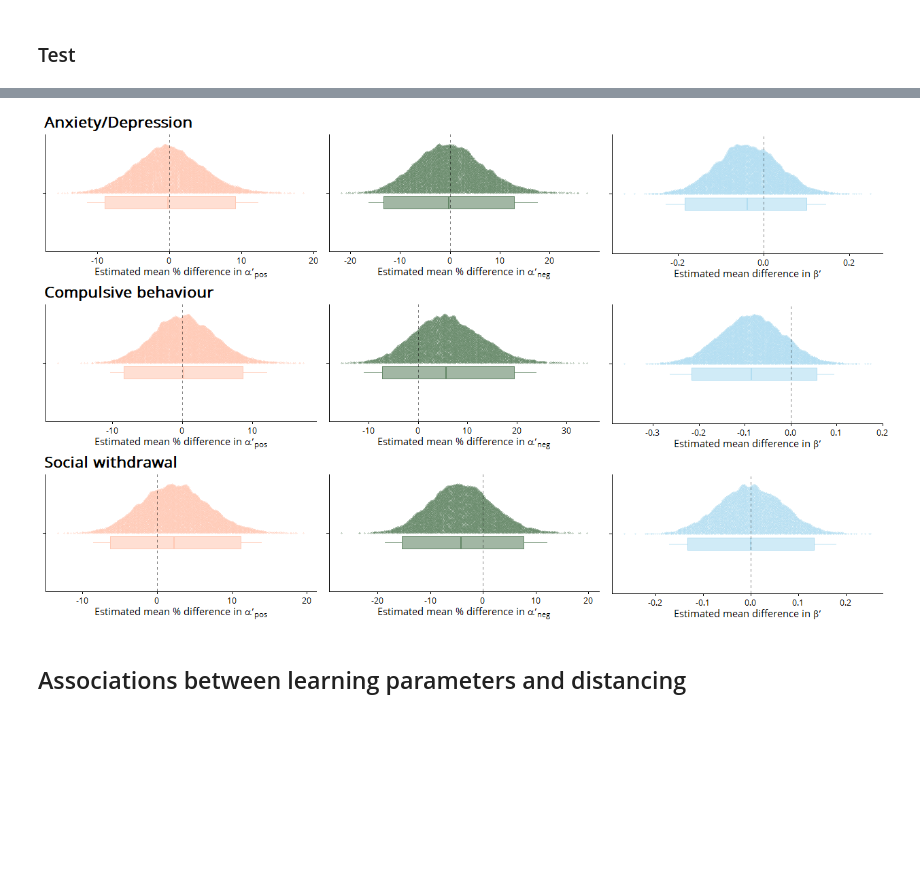
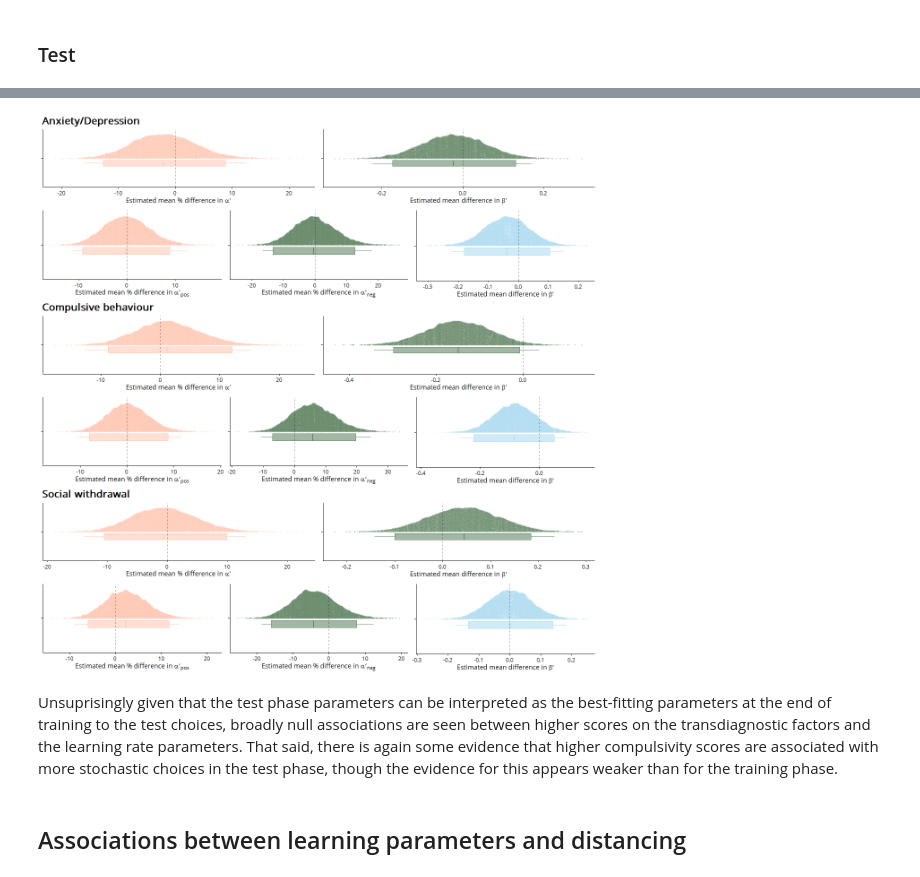
Before and after one commit to qdercon/pstpipeline, a Jupyter notebook: notebooks/main_results.ipynb, the cells around one changed output, grey strips where cells are left out. Cells and saved outputs as stored; diff of their text form; code cells hidden in the pictures; blank space fills up the shorter version.

```diff
--- a/notebooks/main_results.ipynb
+++ b/notebooks/main_results.ipynb
@@ -332,18 +477,35 @@ Total execution time: 3.6 seconds.
 # %%
-%%R -w 12.5 -h 7.5 --units in -r 100
-AD_plt_test <- pstpipeline::plot_glm(
-    AD_2a_test, plot_var = "AD", test = TRUE, font = "Open Sans", ovrll_title = "Anxiety/Depression"
+%%R -w 12.5 -h 12.5 --units in -r 100
+AD_plt_1a_test <- pstpipeline::plot_glm(
+    AD_1a_test, plot_var = "AD", test = TRUE, font = "Open Sans", ovrll_title = "Anxiety/Depression"
 )
-CB_plt_test <- pstpipeline::plot_glm(
-    CB_2a_test, plot_var = "Compul", test = TRUE, font = "Open Sans", ovrll_title = "Compulsive behaviour"
+CB_plt_1a_test <- pstpipeline::plot_glm(
+    CB_1a_test, plot_var = "Compul", test = TRUE, font = "Open Sans", ovrll_title = "Compulsive behaviour"
 )
-SW_plt_test <- pstpipeline::plot_glm(
-    SW_2a_test, plot_var = "SW", test = TRUE, font = "Open Sans", ovrll_title = "Social withdrawal"
+SW_plt_1a_test <- pstpipeline::plot_glm(
+    SW_1a_test, plot_var = "SW", test = TRUE, font = "Open Sans", ovrll_title = "Social withdrawal"
 )
 
-cowplot::plot_grid(AD_plt_test, CB_plt_test, SW_plt_test, nrow = 3)
+AD_plt_2a_test <- pstpipeline::plot_glm(
+    AD_2a_test, plot_var = "AD", test = TRUE, font = "Open Sans"
+)
+CB_plt_2a_test <- pstpipeline::plot_glm(
+    CB_2a_test, plot_var = "Compul", test = TRUE, font = "Open Sans"
+)
+SW_plt_2a_test <- pstpipeline::plot_glm(
+    SW_2a_test, plot_var = "SW", test = TRUE, font = "Open Sans"
+)
+
+cowplot::plot_grid(
+    cowplot::plot_grid(AD_plt_1a_test, AD_plt_2a_test, nrow = 2),
+    cowplot::plot_grid(CB_plt_1a_test, CB_plt_2a_test, nrow = 2),
+    cowplot::plot_grid(SW_plt_1a_test, SW_plt_2a_test, nrow = 2),
+    nrow = 3
+)
 # %% [output]
-[figure, old version]
+[figure, new version]
+# %% [markdown]
+Unsuprisingly given that the test phase parameters can be interpreted as the best-fitting parameters at the end of training to the test choices, broadly null associations are seen between higher scores on the transdiagnostic factors and the learning rate parameters. That said, there is again some evidence that higher compulsivity scores are associated with more stochastic choices in the test phase, though the evidence for this appears weaker than for the training phase.
 # %% [markdown]
 ## Associations between learning parameters and distancing
 # %% [markdown]
```
Also changed, not shown: parts of 42 cells of this notebook, 6 other files.
